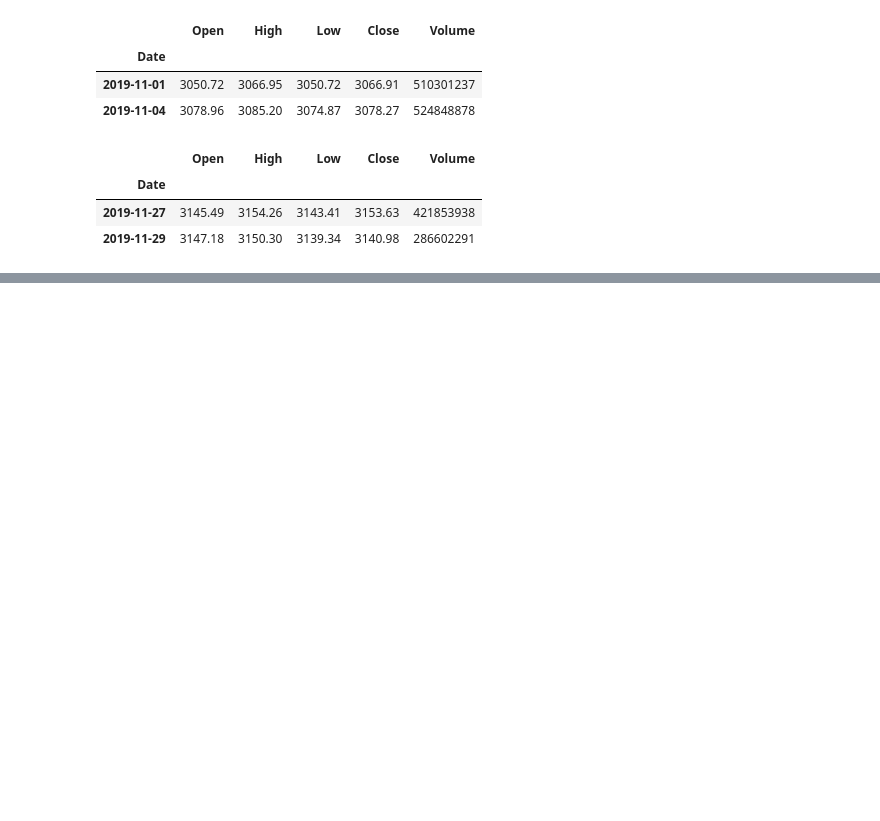
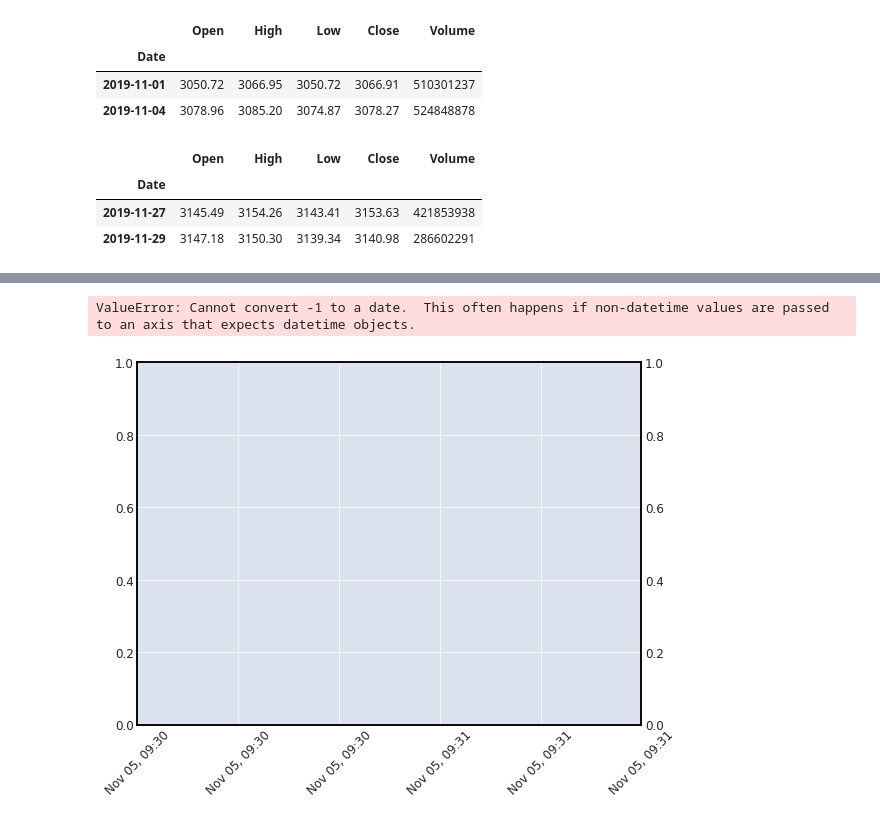
Before and after one commit to matplotlib/mplfinance, a Jupyter notebook: examples/scratch_pad/dev_lines.ipynb, the cells around one changed output, grey strips where cells are left out. Cells and saved outputs as stored; diff of their text form; code cells hidden in the pictures; blank space fills up the shorter version.

Commit message:
need to debug `hlines`

```diff
--- a/examples/scratch_pad/dev_lines.ipynb
+++ b/examples/scratch_pad/dev_lines.ipynb
@@ -56,5 +70,8 @@ isegs=[
     ],
 ]
 # %%
-mpf.plot(idf,lines=isegs,figscale=1.25)
-mpf.plot(idf,lines=isegs,figscale=1.25,show_nontrading=True)
+#mpf.plot(idf,lines=isegs,figscale=1.25)
+#mpf.plot(idf,lines=isegs,figscale=1.25,show_nontrading=True)
+mpf.plot(idf,lines=isegs,figscale=1.25,hlines=[3070,3090])
+#mpf.plot(idf,lines=isegs,figscale=1.25,show_nontrading=True)
+# %% [output]
@@ -61,3 +95,5 @@ mpf.plot(idf,lines=isegs,figscale=1.25,show_nontrading=True)
+ValueError: Cannot convert -1 to a date.  This often happens if non-datetime values are passed to an axis that expects datetime objects.
+[figure, added]
 # %%
 df = pd.read_csv('../data/yahoofinance-SPY-20080101-20180101.csv',index_col=0,parse_dates=True)
 df.shape
```
Also changed, not shown: parts of 4 cells of this notebook, 1 other file.
